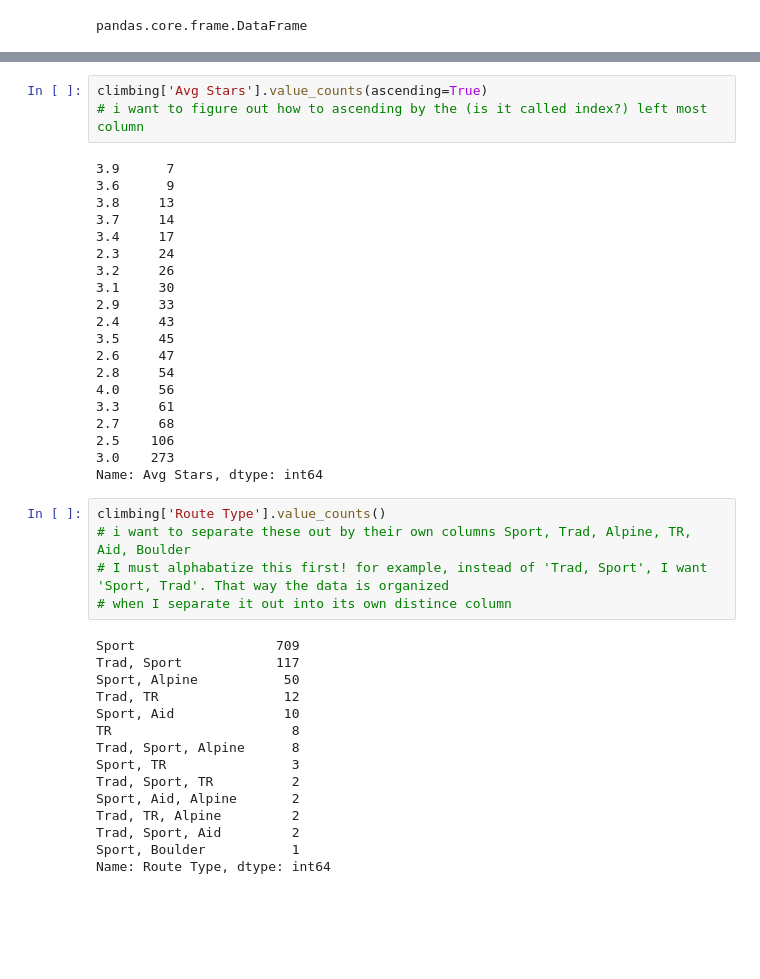
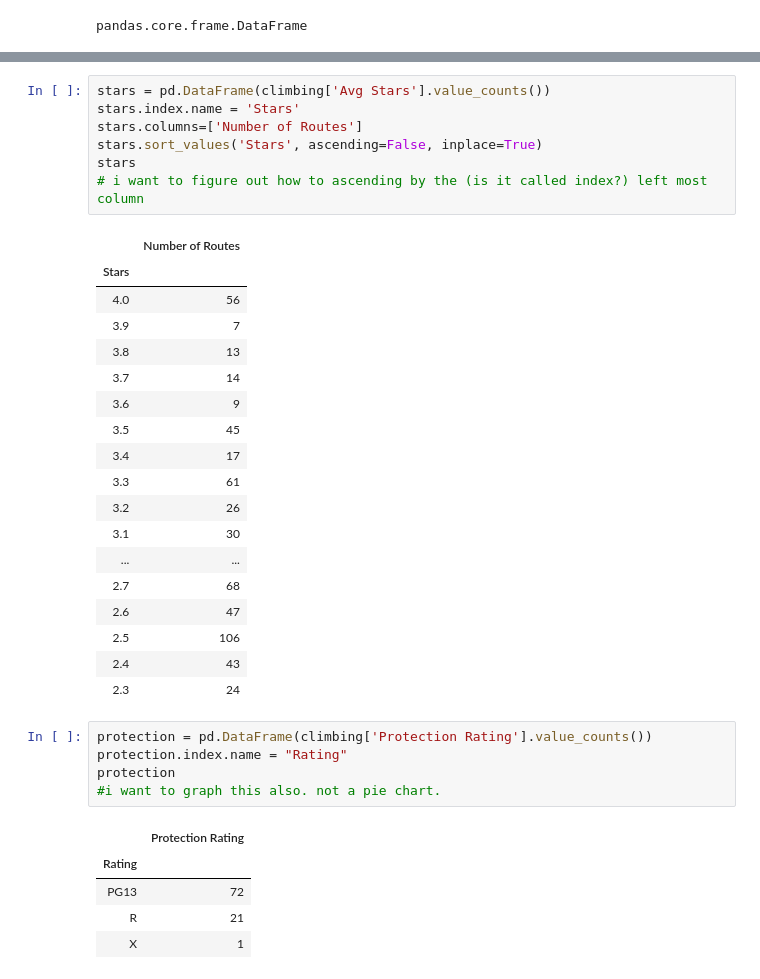
Before and after one commit to andrew2code/multi_pitch, a Jupyter notebook: eda.ipynb, the cells around one changed output, grey strips where cells are left out. Saved outputs shown, nothing was run; the diff lists cells and outputs as text; blank space fills up the shorter version.

```diff
--- a/eda.ipynb
+++ b/eda.ipynb
@@ -91,43 +94,37 @@ Name: Rating, dtype: int64
 # %%
-climbing['Avg Stars'].value_counts(ascending=True)
+stars = pd.DataFrame(climbing['Avg Stars'].value_counts())
+stars.index.name = 'Stars'
+stars.columns=['Number of Routes']
+stars.sort_values('Stars', ascending=False, inplace=True)
+stars
 # i want to figure out how to ascending by the (is it called index?) left most column
 # %% [output]
-3.9      7
-3.6      9
-3.8     13
-3.7     14
-3.4     17
-2.3     24
-3.2     26
-3.1     30
-2.9     33
-2.4     43
-3.5     45
-2.6     47
-2.8     54
-4.0     56
-3.3     61
-2.7     68
-2.5    106
-3.0    273
-Name: Avg Stars, dtype: int64
+|  | Number of Routes |
+| Stars |  |
+| 4.0 | 56 |
+| 3.9 | 7 |
+| 3.8 | 13 |
+| 3.7 | 14 |
+| 3.6 | 9 |
+| 3.5 | 45 |
+| 3.4 | 17 |
+| 3.3 | 61 |
+| 3.2 | 26 |
+| 3.1 | 30 |
+| ... | ... |
+| 2.7 | 68 |
+| 2.6 | 47 |
+| 2.5 | 106 |
+| 2.4 | 43 |
+| 2.3 | 24 |
-# %%
-climbing['Route Type'].value_counts()
-# i want to separate these out by their own columns Sport, Trad, Alpine, TR, Aid, Boulder
-# I must alphabatize this first! for example, instead of 'Trad, Sport', I want 'Sport, Trad'. That way the data is organized
-# when I separate it out into its own distince column
-# %% [output]
-Sport                  709
-Trad, Sport            117
-Sport, Alpine           50
-Trad, TR                12
-Sport, Aid              10
-TR                       8
-Trad, Sport, Alpine      8
-Sport, TR                3
-Trad, Sport, TR          2
-Sport, Aid, Alpine       2
-Trad, TR, Alpine         2
-Trad, Sport, Aid         2
-Sport, Boulder           1
-Name: Route Type, dtype: int64
+# %%
+protection = pd.DataFrame(climbing['Protection Rating'].value_counts())
+protection.index.name = "Rating"
+protection
+#i want to graph this also. not a pie chart.
+# %% [output]
+|  | Protection Rating |
+| Rating |  |
+| PG13 | 72 |
+| R | 21 |
+| X | 1 |
```
Also changed, not shown: parts of 17 cells of this notebook, 3 other files.
